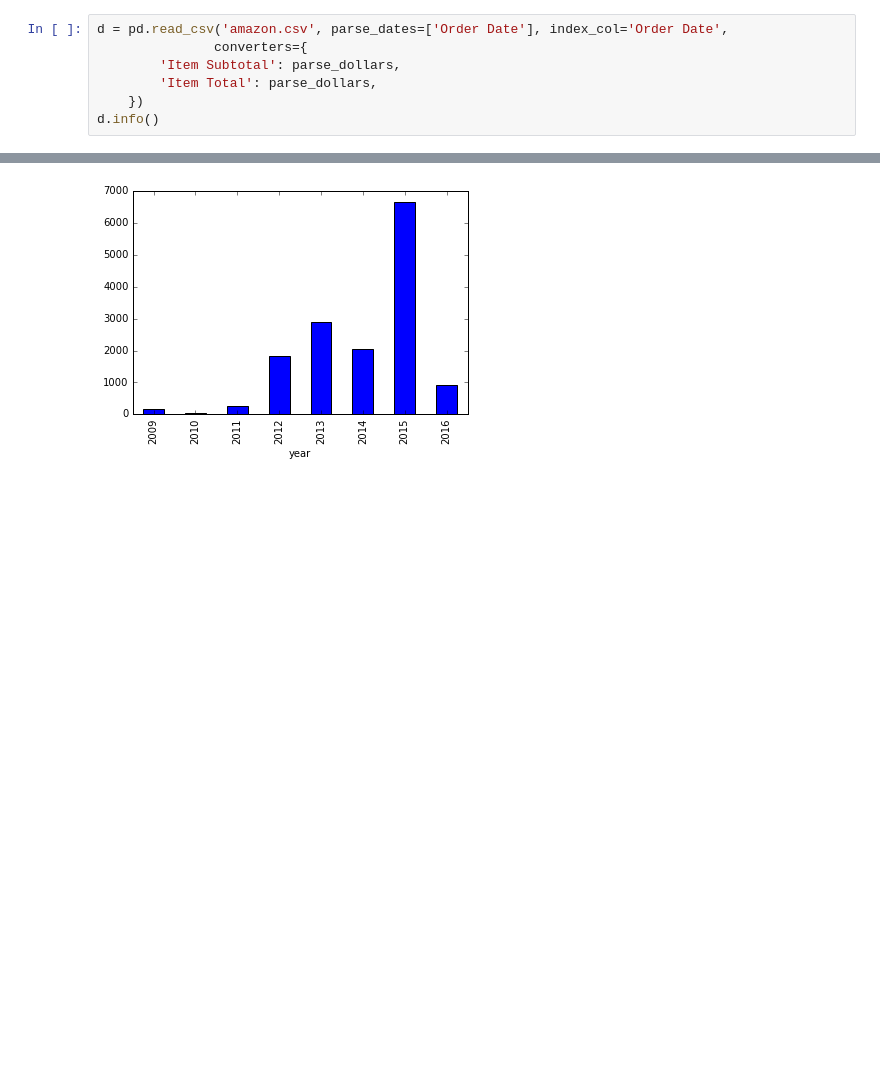
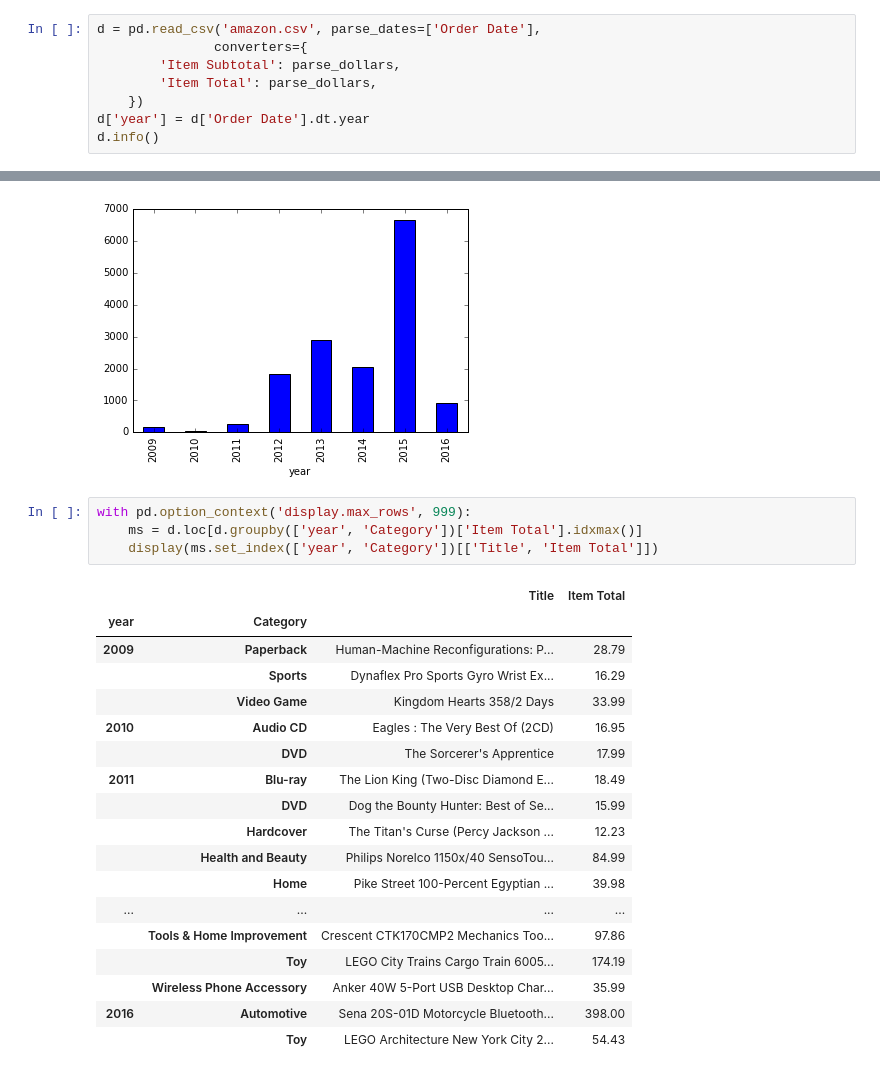
Before and after one commit to thejohnfreeman/notebooks, a Jupyter notebook: amazon.ipynb, the cells around one changed output, grey strips where cells are left out. Saved outputs shown, nothing was run; the diff lists cells and outputs as text; blank space fills up the shorter version.

Commit message:
Add tables for sum, max spent in each category

```diff
--- a/amazon.ipynb
+++ b/amazon.ipynb
@@ -6,11 +8,12 @@ def parse_dollars(dollars_str):
     assert dollars_str[0] == '$'
     return float(dollars_str[1:])
 # %%
-d = pd.read_csv('amazon.csv', parse_dates=['Order Date'], index_col='Order Date',
+d = pd.read_csv('amazon.csv', parse_dates=['Order Date'],
                converters={
         'Item Subtotal': parse_dollars,
         'Item Total': parse_dollars,
     })
+d['year'] = d['Order Date'].dt.year
 d.info()
 # %% [output]
 <class 'pandas.core.frame.DataFrame'>
@@ -51,3 +53,26 @@ tsby['Item Total'].plot(kind='bar')
 # %% [output]
 <matplotlib.axes._subplots.AxesSubplot at 0x...>
 [figure]
+# %%
+with pd.option_context('display.max_rows', 999):
+    ms = d.loc[d.groupby(['year', 'Category'])['Item Total'].idxmax()]
+    display(ms.set_index(['year', 'Category'])[['Title', 'Item Total']])
+# %% [output]
+|  |  | Title | Item Total |
+| year | Category |  |  |
+| 2009 | Paperback | Human-Machine Reconfigurations: P... | 28.79 |
+|  | Sports | Dynaflex Pro Sports Gyro Wrist Ex... | 16.29 |
+|  | Video Game | Kingdom Hearts 358/2 Days | 33.99 |
+| 2010 | Audio CD | Eagles : The Very Best Of (2CD) | 16.95 |
+|  | DVD | The Sorcerer's Apprentice | 17.99 |
+| 2011 | Blu-ray | The Lion King (Two-Disc Diamond E... | 18.49 |
+|  | DVD | Dog the Bounty Hunter: Best of Se... | 15.99 |
+|  | Hardcover | The Titan's Curse (Percy Jackson ... | 12.23 |
+|  | Health and Beauty | Philips Norelco 1150x/40 SensoTou... | 84.99 |
+|  | Home | Pike Street 100-Percent Egyptian ... | 39.98 |
+| ... | ... | ... | ... |
+|  | Tools & Home Improvement | Crescent CTK170CMP2 Mechanics Too... | 97.86 |
+|  | Toy | LEGO City Trains Cargo Train 6005... | 174.19 |
+|  | Wireless Phone Accessory | Anker 40W 5-Port USB Desktop Char... | 35.99 |
+| 2016 | Automotive | Sena 20S-01D Motorcycle Bluetooth... | 398.00 |
+|  | Toy | LEGO Architecture New York City 2... | 54.43 |
```
Also changed, not shown: parts of 4 cells of this notebook.
